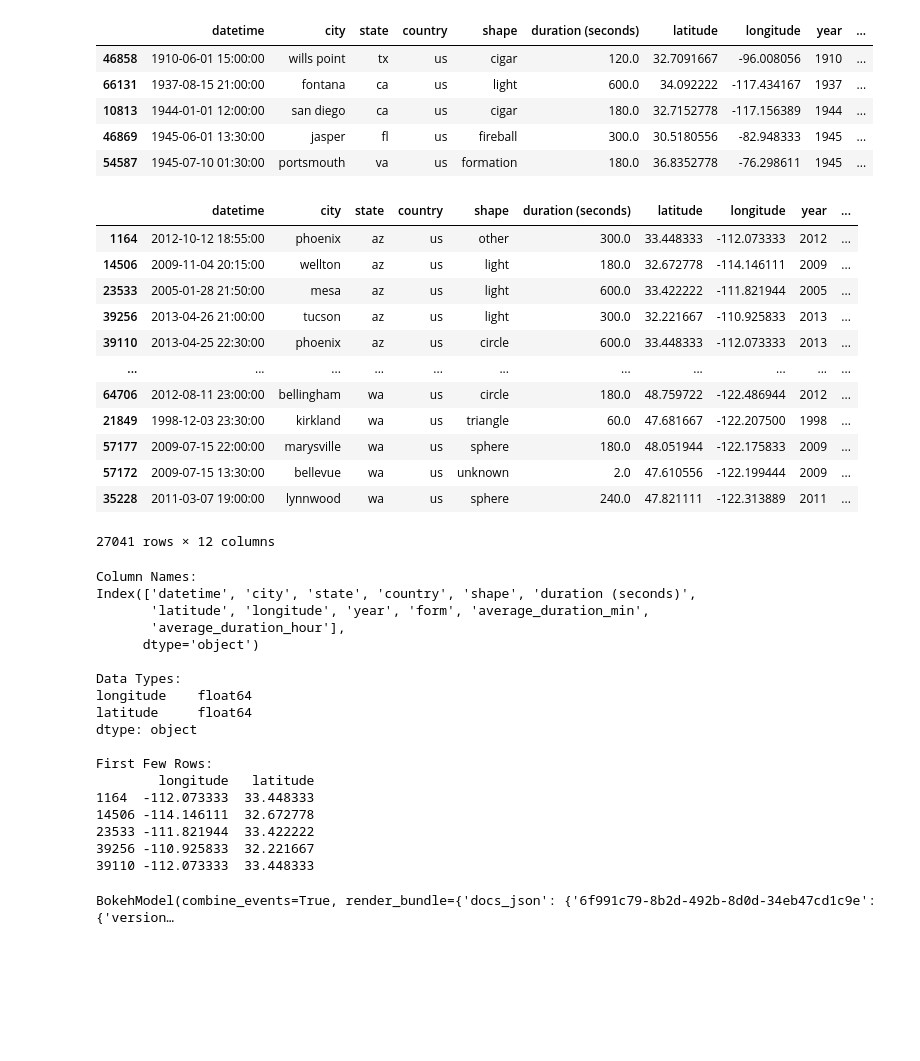
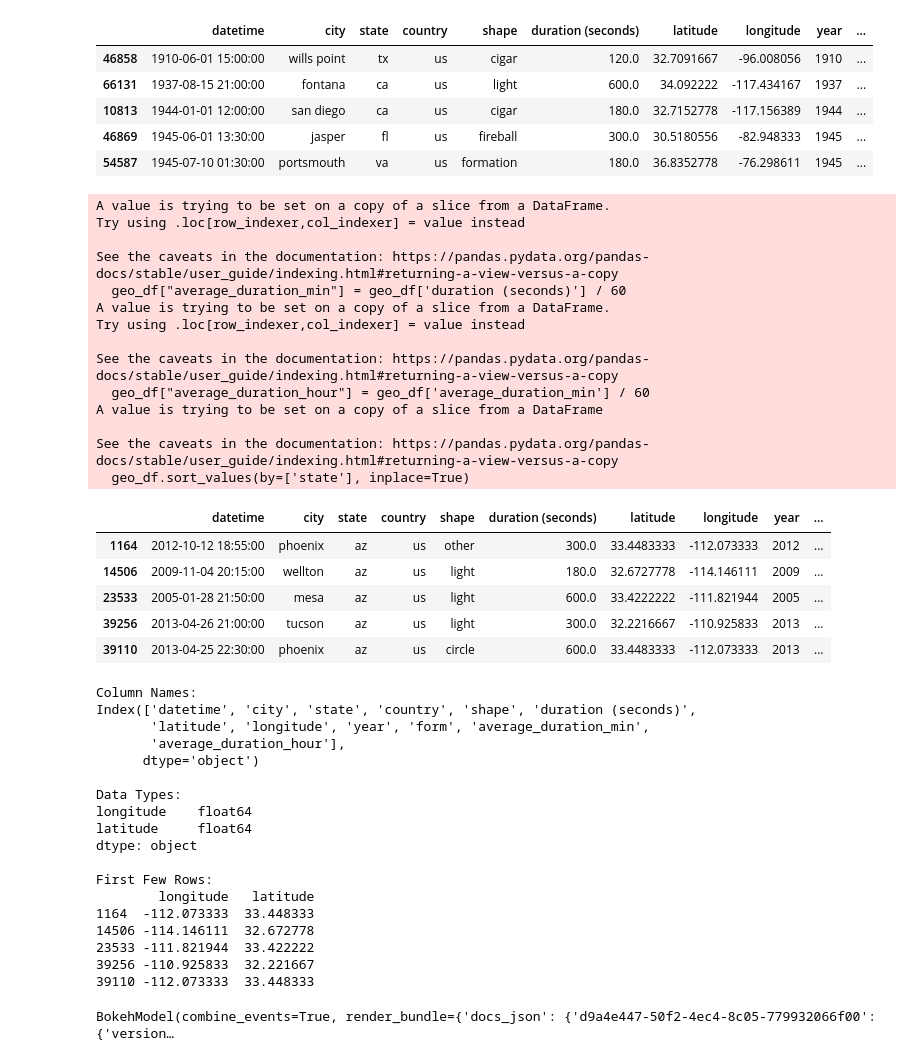
Before and after one commit to dipeshpandya/picard, a Jupyter notebook: Copy_of_Team_Picard.ipynb, the cells around one changed output. Drawn from its saved outputs; the diff is of its cells as text; code cells hidden in the pictures; blank space fills up the shorter version.

```diff
--- a/Copy_of_Team_Picard.ipynb
+++ b/Copy_of_Team_Picard.ipynb
@@ -485,7 +365,7 @@ print(f"80% quantile of count is {count_percentile80}")
 90% quantile of count is 2253.0
 80% quantile of count is 1566.4
 # %%
-# create a dataframe from us_ufo_state_df that has count and avg duration greater than percentile80
-us_ufo_state_top_df = us_ufo_state_df[us_ufo_state_df['count'] > count_percentile90]
+# create a dataframe from us_ufo_state_df that has count and avg duration greater than or equalt to 90 percentile
+#us_ufo_state_top_df = us_ufo_state_df[us_ufo_state_df['count'] > count_percentile80]
 us_ufo_state_top_df = us_ufo_state_df[(us_ufo_state_df['count'] >= count_percentile90) | (us_ufo_state_df['average_duration'] >= avg_percentile90)]
-us_ufo_state_top_df
+us_ufo_state_top_df = us_ufo_state_top_df.sort_values(by=["state"])
@@ -766,22 +629,29 @@ geo_df.head()
 # %%
 geo_df["average_duration_min"] = geo_df['duration (seconds)'] / 60
 geo_df["average_duration_hour"] = geo_df['average_duration_min'] / 60
 geo_df.sort_values(by=['state'], inplace=True)
-geo_df
+display(geo_df.head())
 # %% [output]
+A value is trying to be set on a copy of a slice from a DataFrame.
+Try using .loc[row_indexer,col_indexer] = value instead
+
+See the caveats in the documentation: https://pandas.pydata.org/pandas-docs/stable/user_guide/indexing.html#returning-a-view-versus-a-copy
+  geo_df["average_duration_min"] = geo_df['duration (seconds)'] / 60
+A value is trying to be set on a copy of a slice from a DataFrame.
+Try using .loc[row_indexer,col_indexer] = value instead
+
+See the caveats in the documentation: https://pandas.pydata.org/pandas-docs/stable/user_guide/indexing.html#returning-a-view-versus-a-copy
+  geo_df["average_duration_hour"] = geo_df['average_duration_min'] / 60
+A value is trying to be set on a copy of a slice from a DataFrame
+
+See the caveats in the documentation: https://pandas.pydata.org/pandas-docs/stable/user_guide/indexing.html#returning-a-view-versus-a-copy
+  geo_df.sort_values(by=['state'], inplace=True)
 |  | datetime | city | state | country | shape | duration (seconds) | latitude | longitude | year | ... |
-| 1164 | 2012-10-12 18:55:00 | phoenix | az | us | other | 300.0 | 33.448333 | -112.073333 | 2012 | ... |
-| 14506 | 2009-11-04 20:15:00 | wellton | az | us | light | 180.0 | 32.672778 | -114.146111 | 2009 | ... |
-| 23533 | 2005-01-28 21:50:00 | mesa | az | us | light | 600.0 | 33.422222 | -111.821944 | 2005 | ... |
-| 39256 | 2013-04-26 21:00:00 | tucson | az | us | light | 300.0 | 32.221667 | -110.925833 | 2013 | ... |
-| 39110 | 2013-04-25 22:30:00 | phoenix | az | us | circle | 600.0 | 33.448333 | -112.073333 | 2013 | ... |
-| ... | ... | ... | ... | ... | ... | ... | ... | ... | ... | ... |
-| 64706 | 2012-08-11 23:00:00 | bellingham | wa | us | circle | 180.0 | 48.759722 | -122.486944 | 2012 | ... |
-| 21849 | 1998-12-03 23:30:00 | kirkland | wa | us | triangle | 60.0 | 47.681667 | -122.207500 | 1998 | ... |
-| 57177 | 2009-07-15 22:00:00 | marysville | wa | us | sphere | 180.0 | 48.051944 | -122.175833 | 2009 | ... |
-| 57172 | 2009-07-15 13:30:00 | bellevue | wa | us | unknown | 2.0 | 47.610556 | -122.199444 | 2009 | ... |
-| 35228 | 2011-03-07 19:00:00 | lynnwood | wa | us | sphere | 240.0 | 47.821111 | -122.313889 | 2011 | ... |
+| 1164 | 2012-10-12 18:55:00 | phoenix | az | us | other | 300.0 | 33.4483333 | -112.073333 | 2012 | ... |
+| 14506 | 2009-11-04 20:15:00 | wellton | az | us | light | 180.0 | 32.6727778 | -114.146111 | 2009 | ... |
+| 23533 | 2005-01-28 21:50:00 | mesa | az | us | light | 600.0 | 33.4222222 | -111.821944 | 2005 | ... |
+| 39256 | 2013-04-26 21:00:00 | tucson | az | us | light | 300.0 | 32.2216667 | -110.925833 | 2013 | ... |
+| 39110 | 2013-04-25 22:30:00 | phoenix | az | us | circle | 600.0 | 33.4483333 | -112.073333 | 2013 | ... |
-27041 rows × 12 columns
 # %%
 #Error while plotting: Geographic projection support requires: cartopy, geoviews.
 #!pip install cartopy
@@ -825,8 +694,10 @@ if 'longitude' in geo_df.columns and 'latitude' in geo_df.columns:
             groupby=['state'],
             # #, #'city'],
             by='form',
-            alpha=0.2, tiles='OSM',
-            xlim=(-30,-160), ylim=(20,60), widget_location='bottom',
+            widgets={'state': pn.widgets.DiscreteSlider},
+            muted_color = 'white',muted_alpha = 0.1,
+            alpha=0.5, tiles='OSM',
+            xlim=(-10,-165), ylim=(18,62), widget_location='bottom',
             #xlim=(float(cleaned_ufo_ca.longitude.min()), float(cleaned_ufo_ca.longitude.max())),
             #ylim=(float(cleaned_ufo_ca.latitude.min()), float(cleaned_ufo_ca.latitude.max()))
         )
@@ -854,4 +725,4 @@ First Few Rows:
 23533 -111.821944  33.422222
 39256 -110.925833  32.221667
 39110 -112.073333  33.448333
-BokehModel(combine_events=True, render_bundle={'docs_json': {'6f991c79-8b2d-492b-8d0d-34eb47cd1c9e': {'version…
+BokehModel(combine_events=True, render_bundle={'docs_json': {'d9a4e447-50f2-4ec4-8c05-779932066f00': {'version…
```
Also changed, not shown: parts of 41 cells of this notebook.
